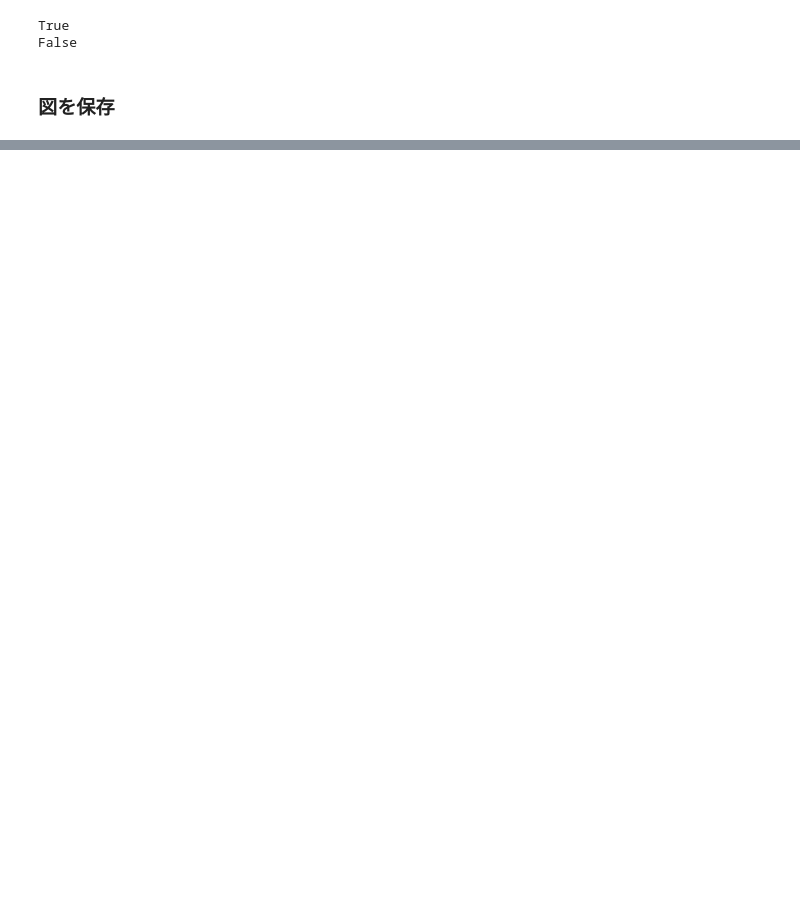
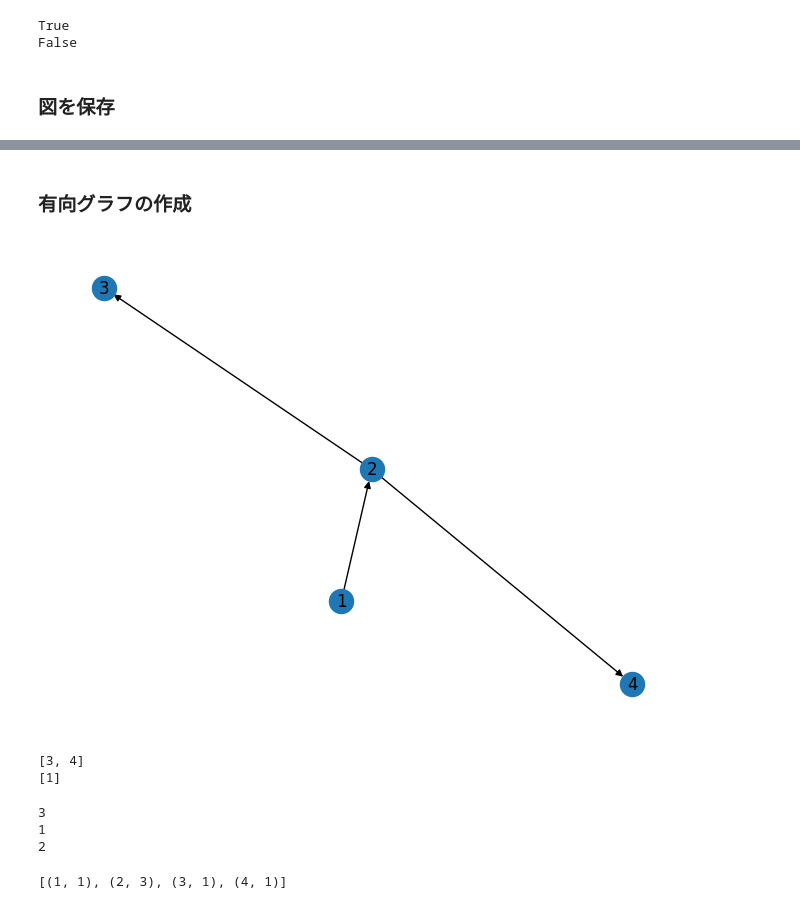
Before and after one commit to Shogo-Namaisawa/premaster_data_mining, a Jupyter notebook: code/lecture6.ipynb, the cells around one changed output, grey strips where cells are left out. Saved outputs shown, nothing was run; the diff lists cells and outputs as text; code cells hidden in the pictures; blank space fills up the shorter version.

```diff
--- a/code/lecture6.ipynb
+++ b/code/lecture6.ipynb
@@ -154,0 +255,31 @@ nx.draw(G, with_labels=True)
+# %% [markdown]
+### 有向グラフの作成
+# %%
+# 有効グラフの作成（ただし自己閉路を含まない）
+DiG = nx.DiGraph()
+DiG.add_edges_from([(1,2),(2,3),(2,4)])
+nx.draw(DiG, with_labels=True)
+# %% [output]
+[figure, added]
+# %%
+# 有向グラフにおける点の後続点
+print (list(DiG.successors(2)))
+# 有向グラフにおける点の先行点
+print(list(DiG.predecessors(2)))
+# %% [output]
+[3, 4]
+[1]
+# %%
+# ノードの次数
+print(DiG.degree(2))
+# ノードの入次数
+print(DiG.in_degree(2))
+# ノードの出次数
+print(DiG.out_degree(2))
+#グラフの各ノードの次数
+list(DiG.degree)
+# %% [output]
+3
+1
+2
+[(1, 1), (2, 3), (3, 1), (4, 1)]
```
Also changed, not shown: parts of 12 cells of this notebook, 2 other files.
